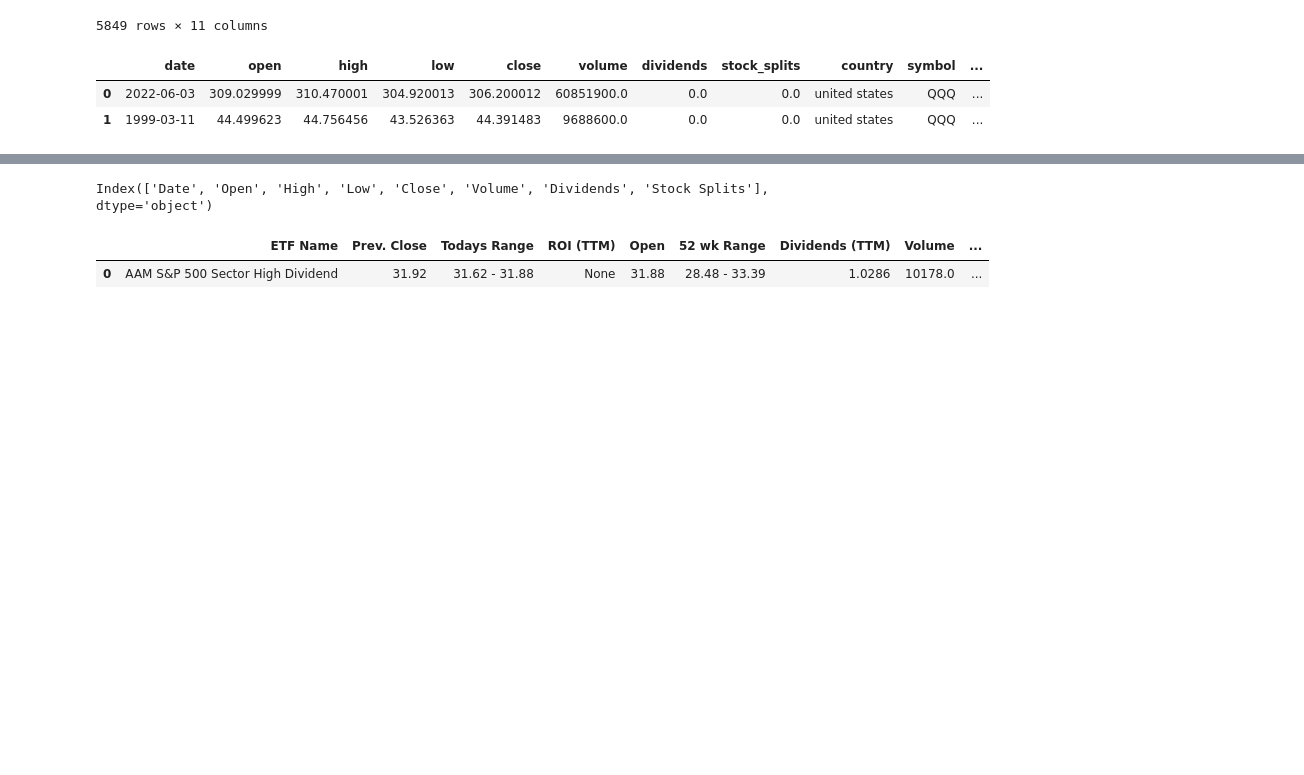
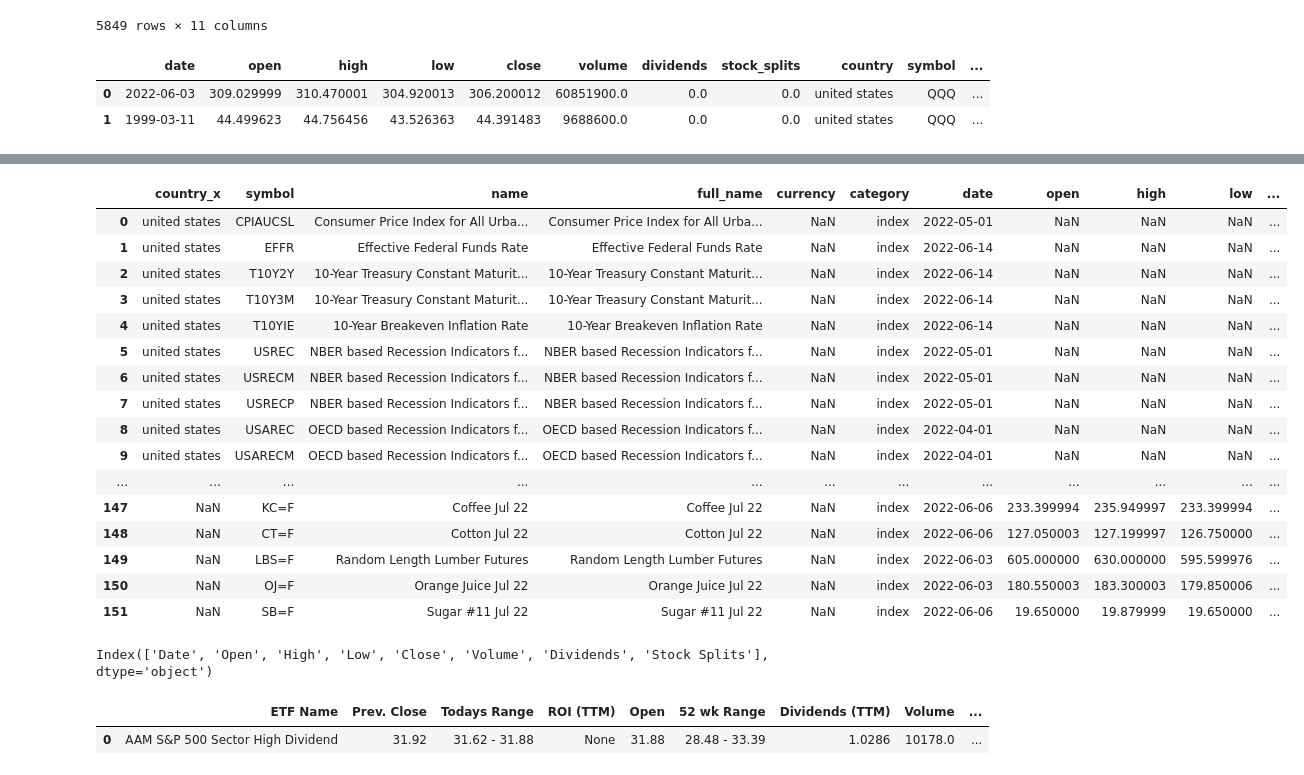
Before and after one commit to vifootball/stock-database-builder, a Jupyter notebook: get_data.ipynb, the cells around one changed output, grey strips where cells are left out. Saved outputs shown, nothing was run; the diff lists cells and outputs as text; code cells hidden in the pictures; blank space fills up the shorter version.

```diff
--- a/get_data.ipynb
+++ b/get_data.ipynb
@@ -149,20 +131,39 @@ _preprocess_history(qqq[-100:])
 # %%
 processor = etl_processor.EtlProcessor()
 # processor.get_meta_etf()
 # processor.get_info_etf()# -> 돈거 확인, 에러난거 재시도 하는 방법 찾아보기
 # processor.get_profile_etf()
 
 # processor.construct_master_etf()
 # processor.get_master_indices_fred()
 # processor.get_master_indices_investpy()
 
 # processor.get_history_from_yf(master_etf, category='etf')
 # processor.get_history_from_yf(master_currencies, category='currency')
 # processor.get_history_from_yf(master_indices_yahoo, category='index')
 # processor.get_history_from_yf(master_indices_investpy, category='index')
-processor.get_history_from_fred(master_indices_fred)
+# processor.get_history_from_fred(master_indices_fred)
 
 #processor.get_summary_from_history(category='etf')
+processor.construct_summary(category='index')
+# %% [output]
+|  | country_x | symbol | name | full_name | currency | category | date | open | high | low | ... |
+| 0 | united states | CPIAUCSL | Consumer Price Index for All Urba... | Consumer Price Index for All Urba... | NaN | index | 2022-05-01 | NaN | NaN | NaN | ... |
+| 1 | united states | EFFR | Effective Federal Funds Rate | Effective Federal Funds Rate | NaN | index | 2022-06-14 | NaN | NaN | NaN | ... |
+| 2 | united states | T10Y2Y | 10-Year Treasury Constant Maturit... | 10-Year Treasury Constant Maturit... | NaN | index | 2022-06-14 | NaN | NaN | NaN | ... |
+| 3 | united states | T10Y3M | 10-Year Treasury Constant Maturit... | 10-Year Treasury Constant Maturit... | NaN | index | 2022-06-14 | NaN | NaN | NaN | ... |
+| 4 | united states | T10YIE | 10-Year Breakeven Inflation Rate | 10-Year Breakeven Inflation Rate | NaN | index | 2022-06-14 | NaN | NaN | NaN | ... |
+| 5 | united states | USREC | NBER based Recession Indicators f... | NBER based Recession Indicators f... | NaN | index | 2022-05-01 | NaN | NaN | NaN | ... |
+| 6 | united states | USRECM | NBER based Recession Indicators f... | NBER based Recession Indicators f... | NaN | index | 2022-05-01 | NaN | NaN | NaN | ... |
+| 7 | united states | USRECP | NBER based Recession Indicators f... | NBER based Recession Indicators f... | NaN | index | 2022-05-01 | NaN | NaN | NaN | ... |
+| 8 | united states | USAREC | OECD based Recession Indicators f... | OECD based Recession Indicators f... | NaN | index | 2022-04-01 | NaN | NaN | NaN | ... |
+| 9 | united states | USARECM | OECD based Recession Indicators f... | OECD based Recession Indicators f... | NaN | index | 2022-04-01 | NaN | NaN | NaN | ... |
+| ... | ... | ... | ... | ... | ... | ... | ... | ... | ... | ... | ... |
+| 147 | NaN | KC=F | Coffee Jul 22 | Coffee Jul 22 | NaN | index | 2022-06-06 | 233.399994 | 235.949997 | 233.399994 | ... |
+| 148 | NaN | CT=F | Cotton Jul 22 | Cotton Jul 22 | NaN | index | 2022-06-06 | 127.050003 | 127.199997 | 126.750000 | ... |
+| 149 | NaN | LBS=F | Random Length Lumber Futures | Random Length Lumber Futures | NaN | index | 2022-06-03 | 605.000000 | 630.000000 | 595.599976 | ... |
+| 150 | NaN | OJ=F | Orange Juice Jul 22 | Orange Juice Jul 22 | NaN | index | 2022-06-03 | 180.550003 | 183.300003 | 179.850006 | ... |
+| 151 | NaN | SB=F | Sugar #11 Jul 22 | Sugar #11 Jul 22 | NaN | index | 2022-06-06 | 19.650000 | 19.879999 | 19.650000 | ... |
 # %%
 concat_csv_files_in_dir(
     load_dir=os.path.join(processor.dir_download, processor.subdir_profile_etf),
```
Also changed, not shown: parts of 1 cell of this notebook, 2 other files.
